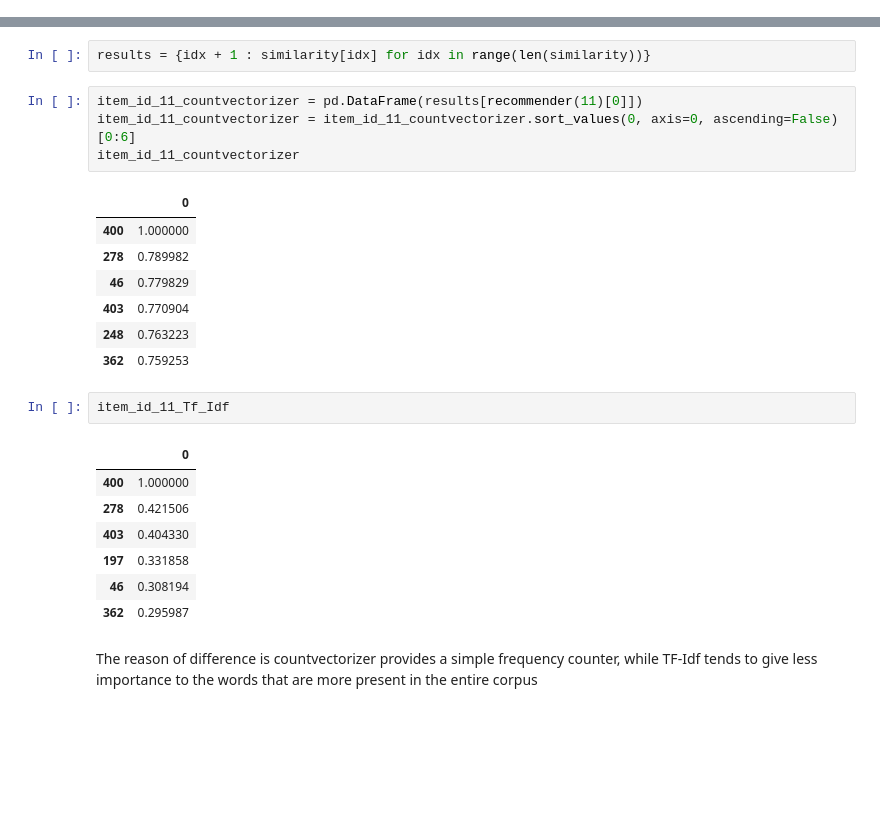
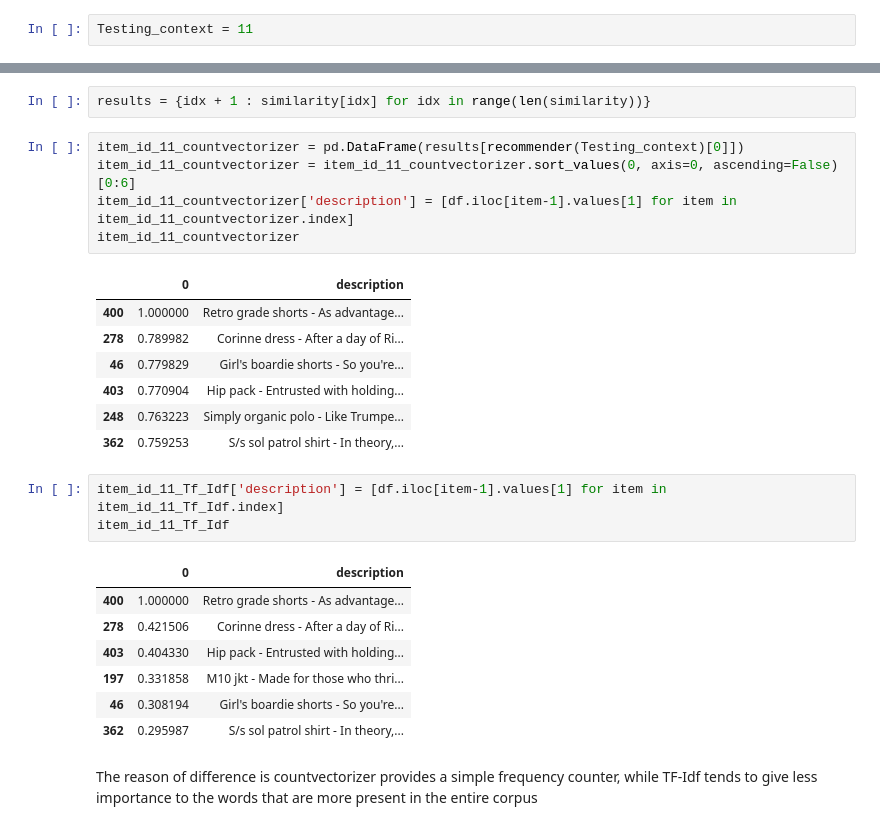
Before and after one commit to farhad-sadeghlo/recommender_systems_project_2022, a Jupyter notebook: 1. Content_based_filtering_exercise.ipynb, the cells around one changed output, grey strips where cells are left out. Drawn from its saved outputs; the diff is of its cells as text; blank space fills up the shorter version.

Commit message:
Recommender systems, updating notebooks

```diff
--- a/1. Content_based_filtering_exercise.ipynb
+++ b/1. Content_based_filtering_exercise.ipynb
@@ -119,4 +120,6 @@ def recommender(item_id, cosine_sim = similarity):
         return recommended_items
 # %% [markdown]
 * show top 5 the most similar items for item with idem_id = 11
+# %%
+Testing_context = 11
 # %%
@@ -140,26 +143,28 @@ similarity = cosine_similarity(X, X)
 # %%
 results = {idx + 1 : similarity[idx] for idx in range(len(similarity))}
 # %%
-item_id_11_countvectorizer = pd.DataFrame(results[recommender(11)[0]])
+item_id_11_countvectorizer = pd.DataFrame(results[recommender(Testing_context)[0]])
 item_id_11_countvectorizer = item_id_11_countvectorizer.sort_values(0, axis=0, ascending=False)[0:6]
+item_id_11_countvectorizer['description'] = [df.iloc[item-1].values[1] for item in item_id_11_countvectorizer.index]
 item_id_11_countvectorizer
 # %% [output]
-|  | 0 |
-| 400 | 1.000000 |
-| 278 | 0.789982 |
-| 46 | 0.779829 |
-| 403 | 0.770904 |
-| 248 | 0.763223 |
-| 362 | 0.759253 |
+|  | 0 | description |
+| 400 | 1.000000 | Retro grade shorts - As advantage... |
+| 278 | 0.789982 | Corinne dress - After a day of Ri... |
+| 46 | 0.779829 | Girl's boardie shorts - So you're... |
+| 403 | 0.770904 | Hip pack - Entrusted with holding... |
+| 248 | 0.763223 | Simply organic polo - Like Trumpe... |
+| 362 | 0.759253 | S/s sol patrol shirt - In theory,... |
-# %%
-item_id_11_Tf_Idf
-# %% [output]
-|  | 0 |
-| 400 | 1.000000 |
-| 278 | 0.421506 |
-| 403 | 0.404330 |
-| 197 | 0.331858 |
-| 46 | 0.308194 |
-| 362 | 0.295987 |
+# %%
+item_id_11_Tf_Idf['description'] = [df.iloc[item-1].values[1] for item in item_id_11_Tf_Idf.index]
+item_id_11_Tf_Idf
+# %% [output]
+|  | 0 | description |
+| 400 | 1.000000 | Retro grade shorts - As advantage... |
+| 278 | 0.421506 | Corinne dress - After a day of Ri... |
+| 403 | 0.404330 | Hip pack - Entrusted with holding... |
+| 197 | 0.331858 | M10 jkt - Made for those who thri... |
+| 46 | 0.308194 | Girl's boardie shorts - So you're... |
+| 362 | 0.295987 | S/s sol patrol shirt - In theory,... |
 # %% [markdown]
 The reason of difference is countvectorizer provides a simple frequency counter, while TF-Idf tends to give less importance to the words that are more present in the entire corpus
```
Also changed, not shown: parts of 4 cells of this notebook.
